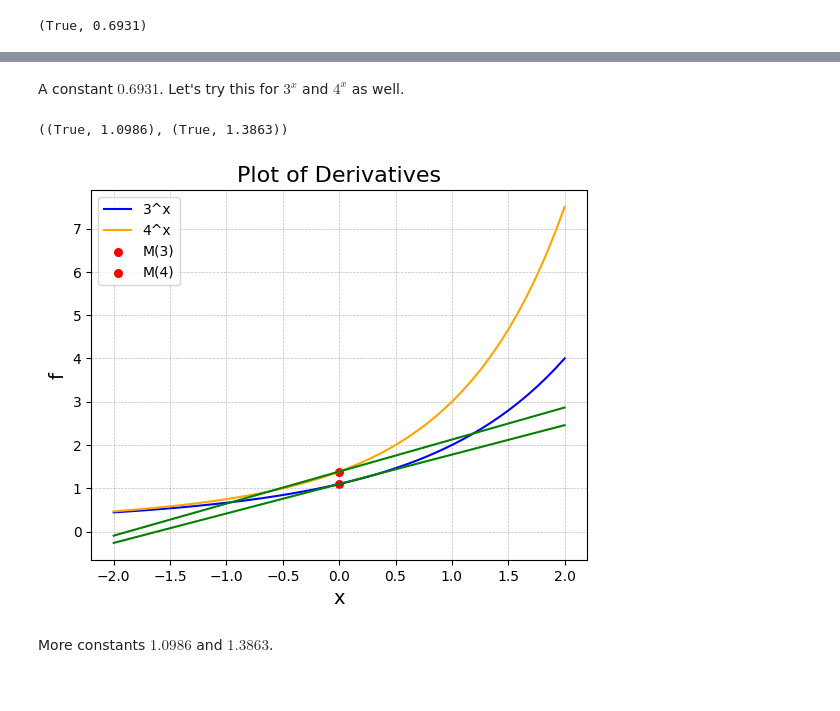
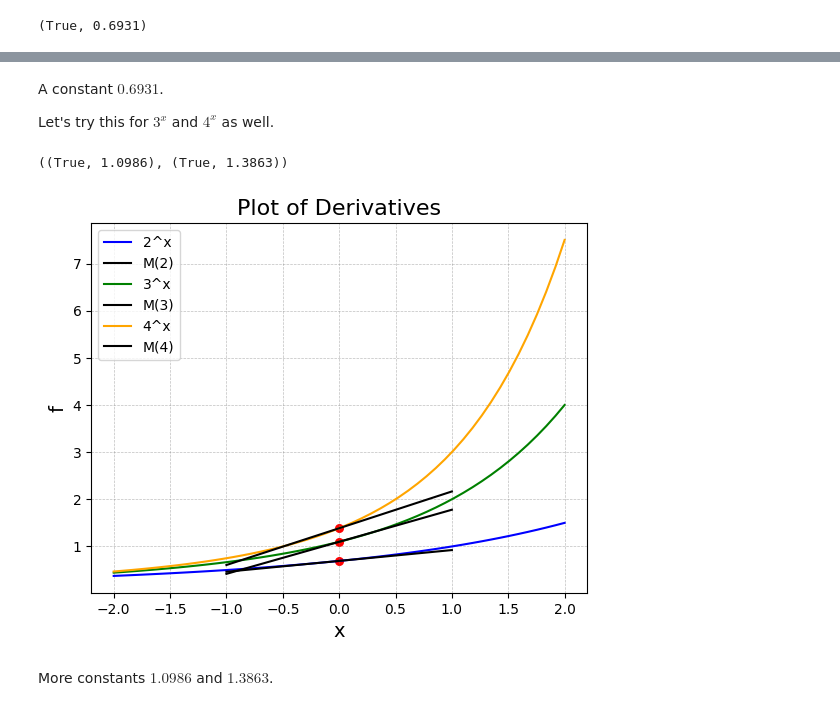
Before and after one commit to pareshrchaudhary/numericalmethods, a Jupyter notebook: Derivatives.ipynb, the cells around one changed output, grey strips where cells are left out. Drawn from its saved outputs; the diff is of its cells as text; code cells hidden in the pictures.

```diff
--- a/Derivatives.ipynb
+++ b/Derivatives.ipynb
@@ -868,5 +850,7 @@ plt.show()
 # %% [markdown]
-A constant $0.6931$. Let's try this for $3^x$ and $4^x$ as well.
+A constant $0.6931$.
+
+Let's try this for $3^x$ and $4^x$ as well.
 # %%
 def  g(x):
   return (3**x - 1) / x
@@ -879,26 +863,33 @@ lim.evaluate_limit(g, 0), lim.evaluate_limit(h, 0)
 ((True, 1.0986), (True, 1.3863))
 # %%
 x_sequence = np.linspace(-2, 2, 50)
-y_val1 = 0.68 * x_sequence + 1.0986
-y_val2 = 0.74 * x_sequence + 1.3863
+x_val = np.linspace(-1, 1, 50)
+
+y_values = 0.23 * x_val + 0.6931
+f_num = np.array([f(i) for i in x_sequence])
+plt.plot(x_sequence, f_num, color='blue', label='2^x')
+plt.plot(x_val, y_values, color='black', label='M(2)')
+plt.scatter(0, 0.6931, c='red', marker='o', s=30)
+
+y_val1 = 0.68 * x_val + 1.0986
 g_num = np.array([g(i) for i in x_sequence])
+plt.plot(x_sequence, g_num, color='green', label='3^x')
+plt.plot(x_val, y_val1, color='black', label='M(3)')
+plt.scatter(0, 1.0986, c='red', marker='o', s=30)
+
+y_val2 = 0.78 * x_val + 1.3863
 h_num = np.array([h(i) for i in x_sequence])
-
-plt.plot(x_sequence, g_num, color='blue', label='3^x')
 plt.plot(x_sequence, h_num, color='orange', label='4^x')
-
-plt.plot(x_sequence, y_val1, color='green')
-plt.plot(x_sequence, y_val2, color='green')
-plt.scatter(0, 1.0986, c='red', marker='o', s=30, label='M(3)')
-plt.scatter(0, 1.3863, c='red', marker='o', s=30, label='M(4)')
+plt.plot(x_val, y_val2, color='black', label='M(4)')
+plt.scatter(0, 1.3863, c='red', marker='o', s=30)
 
 plt.xlabel('x', fontsize=14)
 plt.ylabel('f', fontsize=14)
 plt.title("Plot of Derivatives", fontsize=16)
 plt.grid(True, linestyle='--', linewidth=0.5, color='gray', alpha=0.5)
 plt.legend()
 plt.show()
 # %% [output]
-[figure, old version]
+[figure, new version]
 # %% [markdown]
 More constants $1.0986$ and $1.3863$.
```
Also changed, not shown: parts of 11 cells of this notebook.
